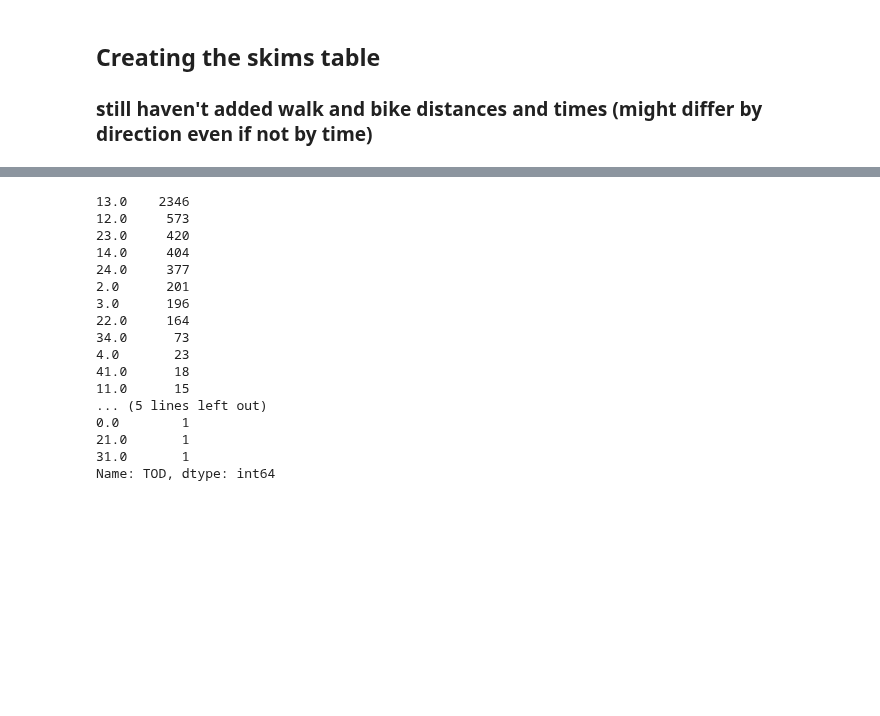
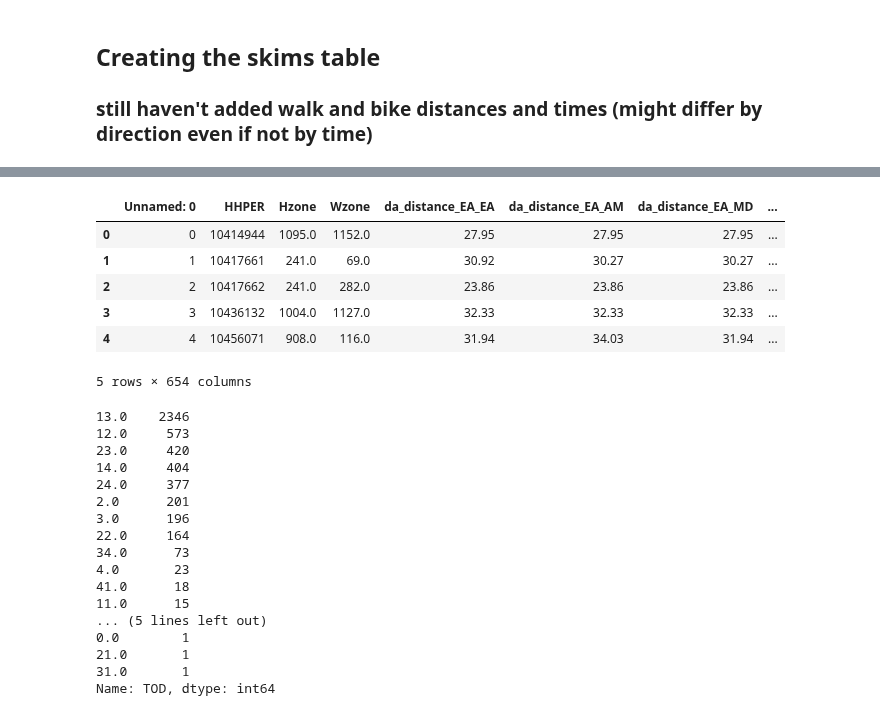
Before and after one commit to ual/ual_model_workspace, a Jupyter notebook: fall-2018-models/notebooks-emma/112818.ipynb, the cells around one changed output, grey strips where cells are left out. Drawn from its saved outputs; the diff is of its cells as text; code cells hidden in the pictures; blank space fills up the shorter version.

```diff
--- a/fall-2018-models/notebooks-emma/112818.ipynb
+++ b/fall-2018-models/notebooks-emma/112818.ipynb
@@ -558,11 +549,16 @@ trips1 = trips
 # skims3.to_csv('/home/emma/ual_model_workspace/fall-2018-models/skims3correct_110518.csv')
 # %%
 skims3 = pd.read_csv('/home/emma/ual_model_workspace/fall-2018-models/skims3correct_110518.csv')
-# %%
-skims3.rename(columns = {'bike_15_EA_home':'bike_15_home','bike_30_EA_home':'bike_30_home','bike_45_EA_home':'bike_45_home',
-                       'bike_15_EA_work':'bike_15_work','bike_30_EA_work':'bike_30_work','bike_45_EA_work':'bike_45_work',
-                       'walk_15_EA_home':'walk_15_home','walk_30_EA_home':'walk_30_home','walk_45_EA_home':'walk_45_home',
-                       'walk_15_EA_work':'walk_15_work','walk_30_EA_work':'walk_30_work','walk_45_EA_work':'walk_45_work',},inplace = True)
+# %%
+skims3.head()
+# %% [output]
+|  | Unnamed: 0 | HHPER | Hzone | Wzone | da_distance_EA_EA | da_distance_EA_AM | da_distance_EA_MD | ... |
+| 0 | 0 | 10414944 | 1095.0 | 1152.0 | 27.95 | 27.95 | 27.95 | ... |
+| 1 | 1 | 10417661 | 241.0 | 69.0 | 30.92 | 30.27 | 30.27 | ... |
+| 2 | 2 | 10417662 | 241.0 | 282.0 | 23.86 | 23.86 | 23.86 | ... |
+| 3 | 3 | 10436132 | 1004.0 | 1127.0 | 32.33 | 32.33 | 32.33 | ... |
+| 4 | 4 | 10456071 | 908.0 | 116.0 | 31.94 | 34.03 | 31.94 | ... |
+5 rows × 654 columns
 # %%
 trips1 = trips1.convert_objects(convert_numeric=True)
 # %%
```
Also changed, not shown: parts of 29 cells of this notebook.
